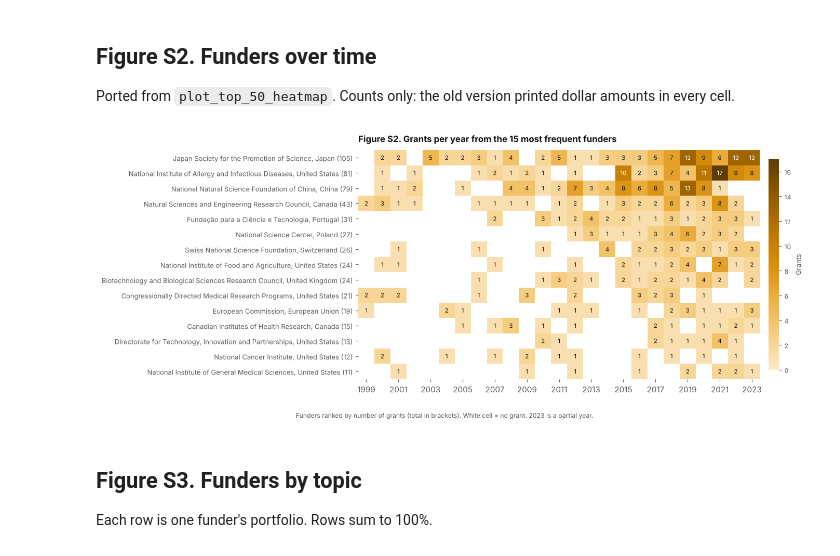
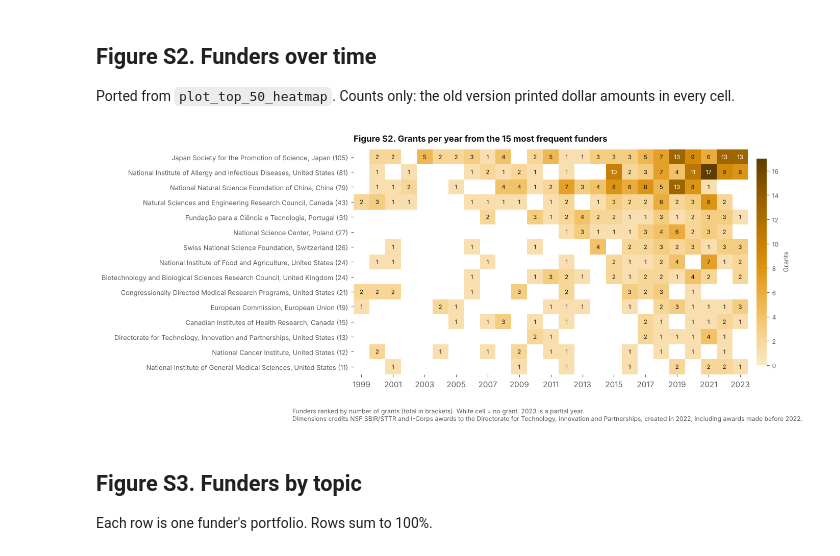
Before and after one commit to descartesmbogning/phage-therapy-funding, a Jupyter notebook: notebooks/04_supplementary_figures.ipynb, the cells around one changed output. Saved outputs shown, nothing was run; the diff lists cells and outputs as text; code cells hidden in the pictures.

```diff
--- a/notebooks/04_supplementary_figures.ipynb
+++ b/notebooks/04_supplementary_figures.ipynb
@@ -49,18 +49,19 @@ Ported from `plot_top_50_heatmap`. Counts only: the old version printed dollar a
 # %%
 top = d[pf.FUNDER].value_counts().head(15).index
 t = pd.crosstab(d[pf.FUNDER], d[pf.YEAR]).reindex(index=top, columns=range(1999, 2024), fill_value=0)
 t.to_csv(TAB / "S14_funder_by_year.csv")
 fig, ax = plt.subplots(figsize=(9.5, 5.2))
 fg.heatmap(ax, t, label="Grants")
 ax.set_xticks(range(0, 25, 2), [str(y) for y in range(1999, 2024, 2)])
 fctry = d.groupby(pf.FUNDER)["Funder Country"].first()
 ax.set_yticklabels([f"{n}, {fctry[n]} ({t.loc[n].sum()})" for n in t.index], fontsize=8.5)
 ax.set_title("Figure S2. Grants per year from the 15 most frequent funders", pad=10)
-fig.text(0.01, -0.02, "Funders ranked by number of grants (total in brackets). White cell = no grant. 2023 is a partial year.",
+fig.text(0.01, -0.05, "Funders ranked by number of grants (total in brackets). White cell = no grant. 2023 is a partial year.\n"
+         "Dimensions credits NSF SBIR/STTR and I-Corps awards to the Directorate for Technology, Innovation and Partnerships, created in 2022, including awards made before 2022.",
          fontsize=8, color=pf.INK2)
 fg.save(fig, FIG, "FigS2_funders_by_year"); plt.show()
 # %% [output]
-[figure, old version]
+[figure, new version]
 # %% [markdown]
 ## Figure S3. Funders by topic
 Each row is one funder's portfolio. Rows sum to 100%.
```
Also changed, not shown: 21 other files.
